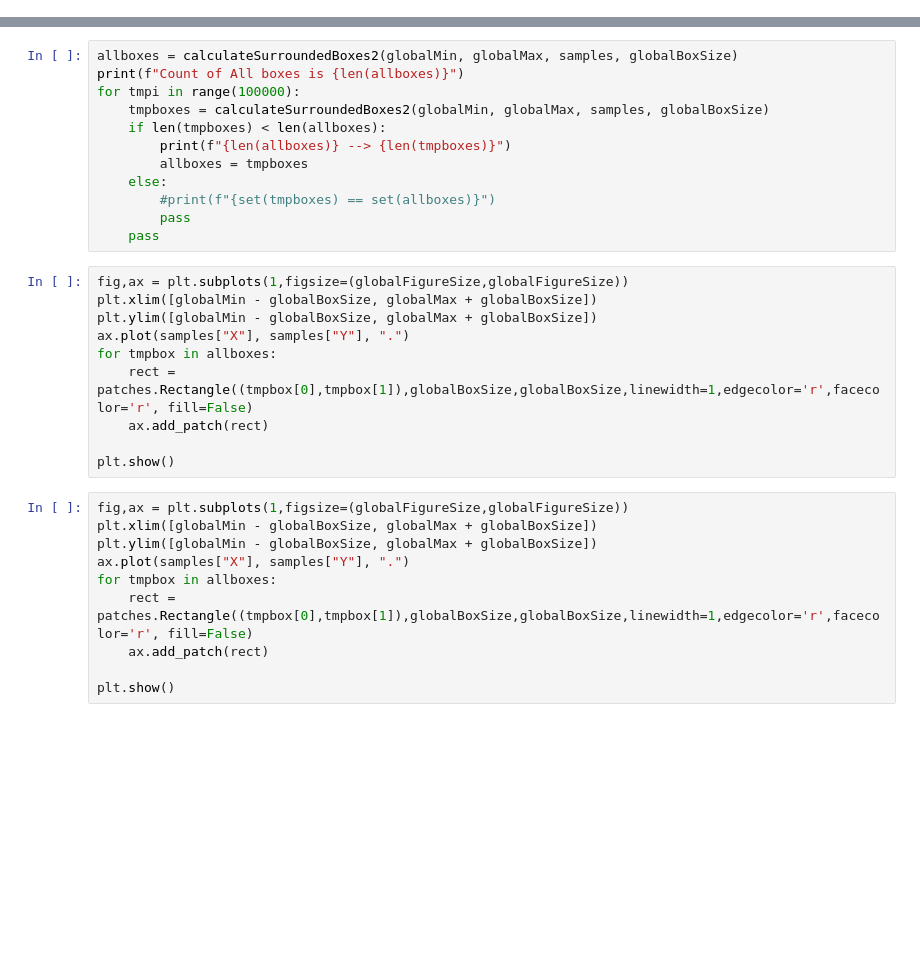
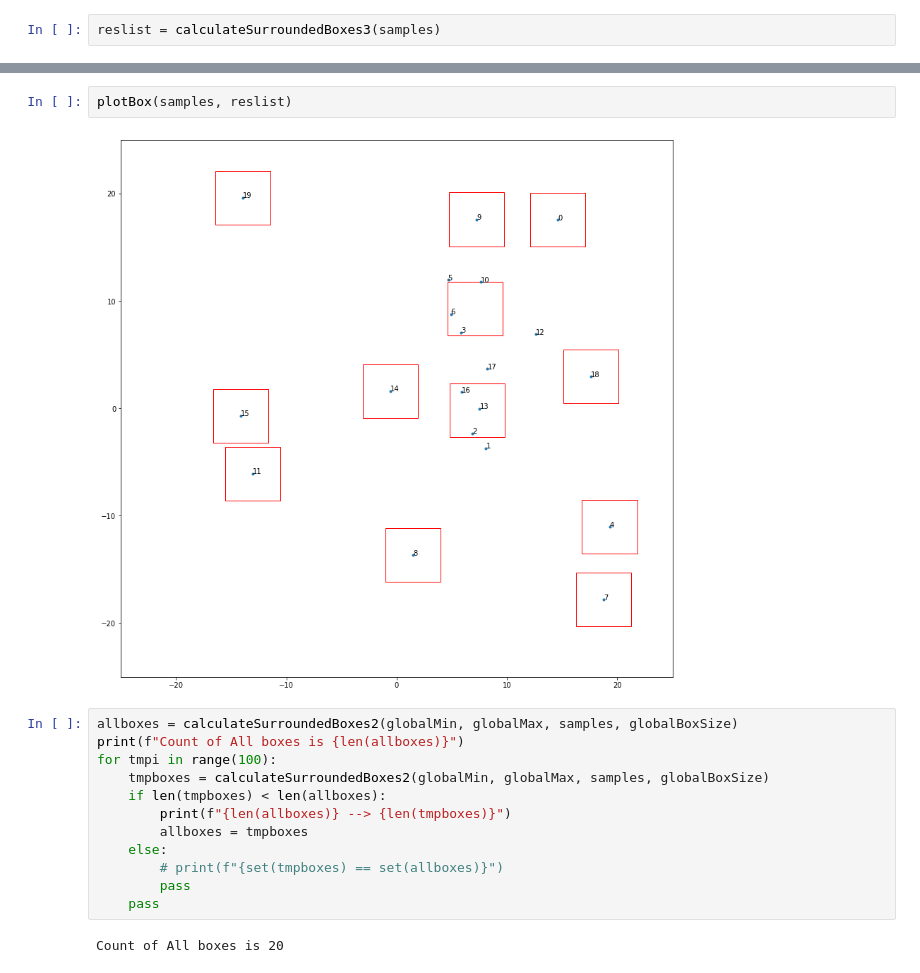
Before and after one commit to freelancejapan/PythonScripts, a Jupyter notebook: CalcBox.ipynb, the cells around one changed output, grey strips where cells are left out. Saved outputs shown, nothing was run; the diff lists cells and outputs as text; blank space fills up the shorter version.

```diff
--- a/CalcBox.ipynb
+++ b/CalcBox.ipynb
@@ -84,0 +194,2 @@ samples = createUniformRandomDots(globalMin, globalMax, globalDotCount)
+# %%
+reslist = calculateSurroundedBoxes3(samples)
@@ -85,32 +214,18 @@ samples = createUniformRandomDots(globalMin, globalMax, globalDotCount)
+# %%
+plotBox(samples, reslist)
+# %% [output]
+[figure, added]
 # %%
 allboxes = calculateSurroundedBoxes2(globalMin, globalMax, samples, globalBoxSize)
 print(f"Count of All boxes is {len(allboxes)}")
-for tmpi in range(100000):
+for tmpi in range(100):
     tmpboxes = calculateSurroundedBoxes2(globalMin, globalMax, samples, globalBoxSize)
     if len(tmpboxes) < len(allboxes):
         print(f"{len(allboxes)} --> {len(tmpboxes)}")
         allboxes = tmpboxes
     else:
-        #print(f"{set(tmpboxes) == set(allboxes)}")
+        # print(f"{set(tmpboxes) == set(allboxes)}")
         pass
     pass
+# %% [output]
+Count of All boxes is 20
-# %%
-fig,ax = plt.subplots(1,figsize=(globalFigureSize,globalFigureSize))
-plt.xlim([globalMin - globalBoxSize, globalMax + globalBoxSize])
-plt.ylim([globalMin - globalBoxSize, globalMax + globalBoxSize])
-ax.plot(samples["X"], samples["Y"], ".")
-for tmpbox in allboxes:
-    rect = patches.Rectangle((tmpbox[0],tmpbox[1]),globalBoxSize,globalBoxSize,linewidth=1,edgecolor='r',facecolor='r', fill=False)
-    ax.add_patch(rect)
-
-plt.show()
-# %%
-fig,ax = plt.subplots(1,figsize=(globalFigureSize,globalFigureSize))
-plt.xlim([globalMin - globalBoxSize, globalMax + globalBoxSize])
-plt.ylim([globalMin - globalBoxSize, globalMax + globalBoxSize])
-ax.plot(samples["X"], samples["Y"], ".")
-for tmpbox in allboxes:
-    rect = patches.Rectangle((tmpbox[0],tmpbox[1]),globalBoxSize,globalBoxSize,linewidth=1,edgecolor='r',facecolor='r', fill=False)
-    ax.add_patch(rect)
-
-plt.show()
```
Also changed, not shown: parts of 6 cells of this notebook.
